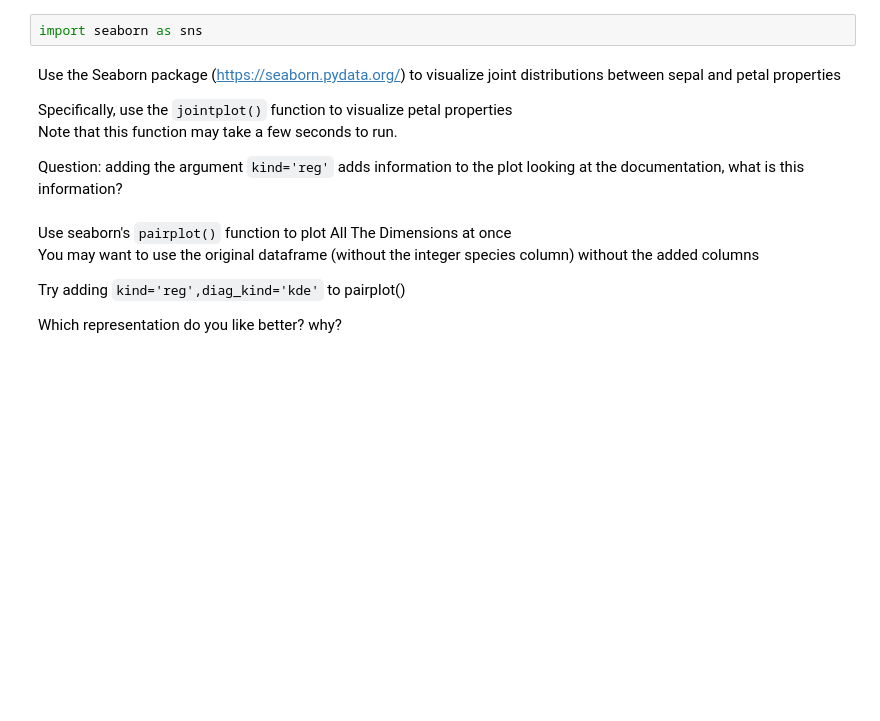
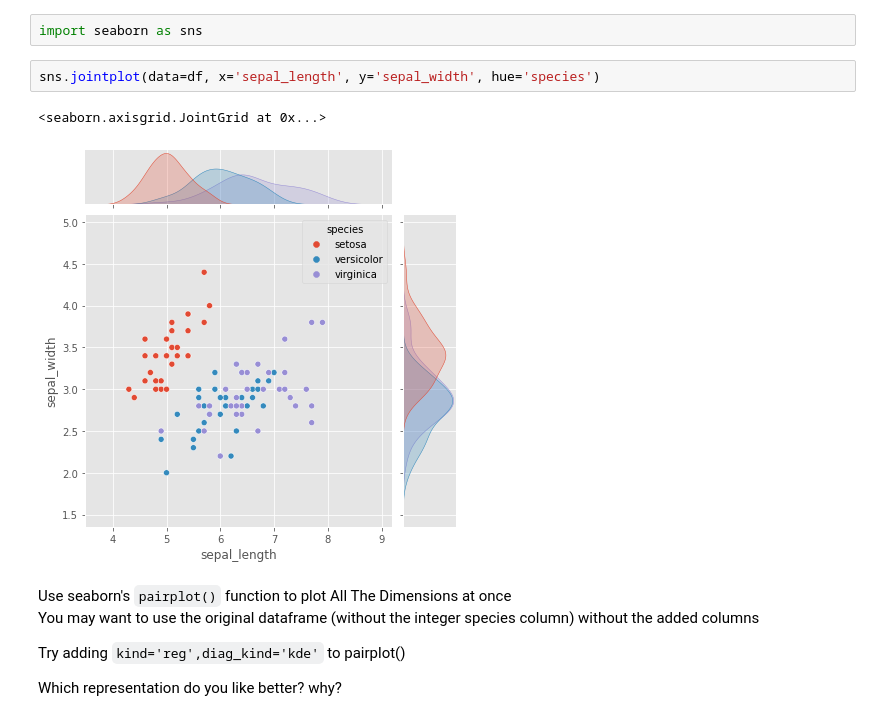
Before and after one commit to huuugh18/Programming-In-Python, a Jupyter notebook: Module 7 - Data Plotting/Assignment1.ipynb, the cells around one changed output. Drawn from its saved outputs; the diff is of its cells as text; blank space fills up the shorter version.

```diff
--- a/Module 7 - Data Plotting/Assignment1.ipynb
+++ b/Module 7 - Data Plotting/Assignment1.ipynb
@@ -34,13 +124,10 @@ You also may want to render the same plot from different angles.
 # %%
 import seaborn as sns
-# %% [markdown]
- Use the Seaborn package (https://seaborn.pydata.org/)
- to visualize joint distributions between sepal and petal properties
-
- Specifically, use the `jointplot()` function to visualize petal properties
- Note that this function may take a few seconds to run.
-
- Question: adding the argument `kind='reg'` adds information to the plot looking at the documentation, what is this information?
+# %%
+sns.jointplot(data=df, x='sepal_length', y='sepal_width', hue='species')
+# %% [output]
+<seaborn.axisgrid.JointGrid at 0x...>
+[figure, added]
 # %% [markdown]
 Use seaborn's `pairplot()` function to plot All The Dimensions at once
 You may want to use the original dataframe (without the integer species column) without the added columns
```
Also changed, not shown: parts of 12 cells of this notebook, 1 other file.
